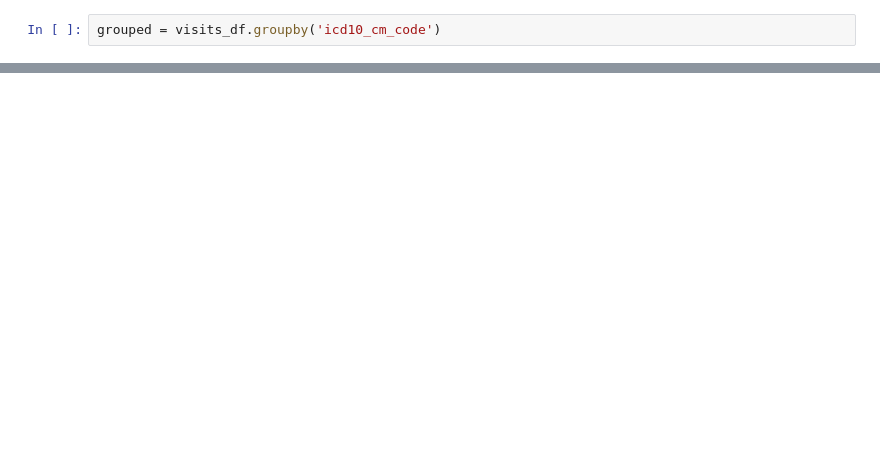
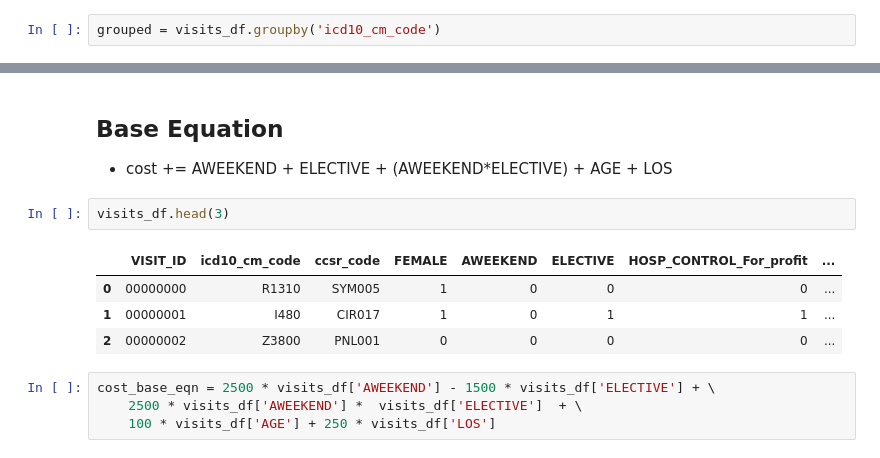
Before and after one commit to vla6/urmc_cat_data, a Jupyter notebook: 02_label_calc.ipynb, the cells around one changed output, grey strips where cells are left out. Cells and saved outputs as stored; diff of their text form; blank space fills up the shorter version.

```diff
--- a/02_label_calc.ipynb
+++ b/02_label_calc.ipynb
@@ -226,0 +334,14 @@ def get_log_norm_dist(mean=cost_mean, median=cost_median):
+# %% [markdown]
+## Base Equation
+  - cost += AWEEKEND + ELECTIVE + (AWEEKEND\*ELECTIVE) + AGE + LOS
+# %%
+visits_df.head(3)
+# %% [output]
+|  | VISIT_ID | icd10_cm_code | ccsr_code | FEMALE | AWEEKEND | ELECTIVE | HOSP_CONTROL_For_profit | ... |
+| 0 | 00000000 | R1310 | SYM005 | 1 | 0 | 0 | 0 | ... |
+| 1 | 00000001 | I480 | CIR017 | 1 | 0 | 1 | 1 | ... |
+| 2 | 00000002 | Z3800 | PNL001 | 0 | 0 | 0 | 0 | ... |
+# %%
+cost_base_eqn = 2500 * visits_df['AWEEKEND'] - 1500 * visits_df['ELECTIVE'] + \
+    2500 * visits_df['AWEEKEND'] *  visits_df['ELECTIVE']  + \
+    100 * visits_df['AGE'] + 250 * visits_df['LOS']
```
Also changed, not shown: parts of 86 cells of this notebook, 2 other files.
